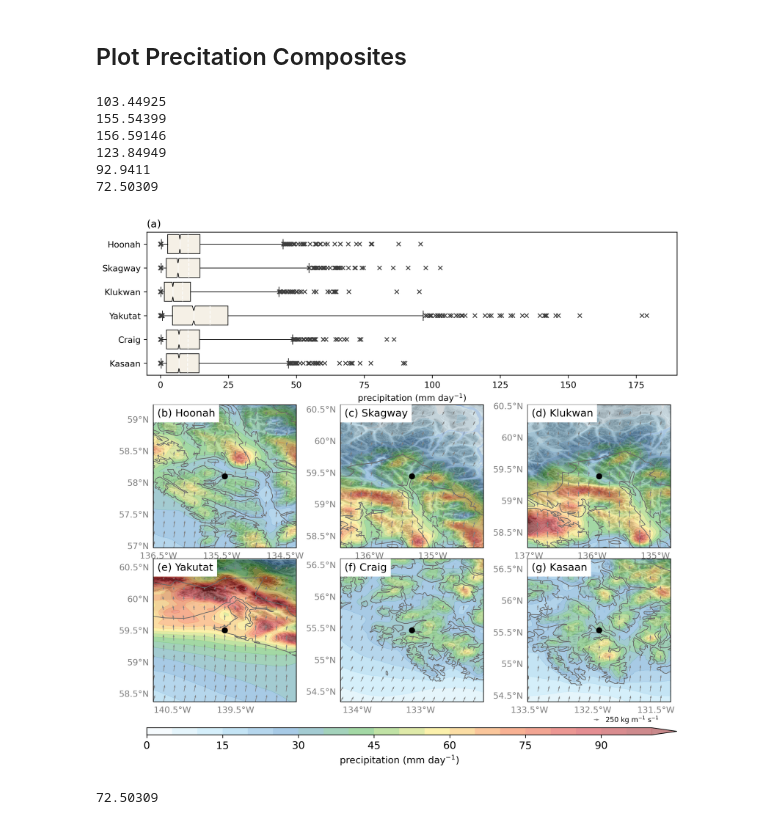
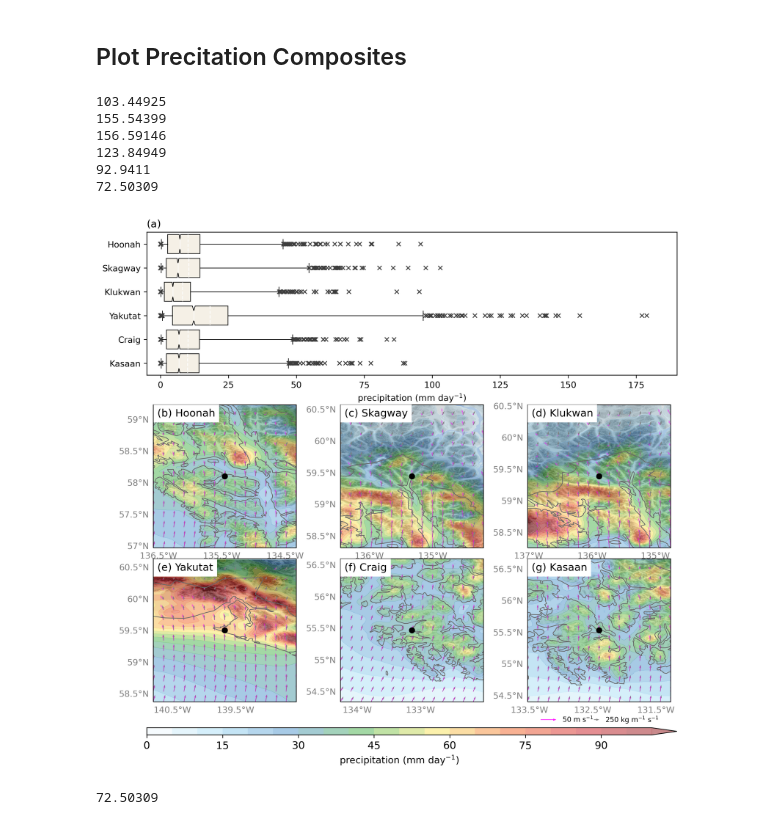
Before and after one commit to dlnash/SEAK_climatology, a Jupyter notebook: analysis/precip_composites.ipynb, the cells around one changed output. Saved outputs shown, nothing was run; the diff lists cells and outputs as text; code cells hidden in the pictures.

Commit message:
add 850 hPa wind vectors to precip composites

```diff
--- a/analysis/precip_composites.ipynb
+++ b/analysis/precip_composites.ipynb
@@ -79,6 +79,14 @@ prec_mean = prec_comp.mean('community')
 
 ## subtract the mean from the original composites
 prec_diff = prec_comp - prec_mean
+# %%
+fname = path_to_data + 'preprocessed/SEAK-WRF_UV_{0}_composite.nc'.format(temporal_res)
+uv_comp  = xr.open_dataset(fname)
+## calculate average of all 6 communities
+uv_mean = uv_comp.mean('community')
+
+## subtract the mean from the original composites
+uv_diff = uv_comp - uv_mean
 # %%
 ## ivt composites
 fname = path_to_data + '/preprocessed/ERA5_ivt_daily.nc'
@@ -246,40 +254,53 @@ for k, (rowidx, colidx) in enumerate(zip(rowidx_lst, colidx_lst)):
               angles='xy', scale_units='xy', units='xy')
 
 
+    # Wind barbs / vectors
+    wind = uv_comp.sel(community=community_lst[k])
+    uvec = wind.U.values
+    vvec = wind.V.values
+
+    Q2 = ax.quiver(wind.lon, wind.lat, uvec, vvec, transform=datacrs,
+              color='magenta', regrid_shape=15,
+              angles='xy', scale_units='xy', units='xy', alpha=0.5)
+
+
     ax.add_feature(cfeature.LAKES, alpha=0.5)
     ax.add_feature(cfeature.RIVERS)
 
 
     titlestring = '({0}) {1}'.format(letter_lst[k+1], community_lst[k])
     ax.text(0.029, 0.973, titlestring, ha='left', va='top', transform=ax.transAxes, fontsize=12., backgroundcolor='white', zorder=101)
     # need this to fix annotate transform
     transform = datacrs._as_mpl_transform(ax)
 
     # Plot Location of community pts
     ax.plot(xs[k], ys[k], 'ko', markersize=6, transform=datacrs)
 
 # Add color bar
 cbax = plt.subplot(gs[-1,:]) # colorbar axis
 cb = Colorbar(ax = cbax, mappable = cf, orientation = 'horizontal', ticklocation = 'bottom')
 cb.set_label(clabel, fontsize=11)
 cb.ax.tick_params(labelsize=12)
 
 # quiver key
 qk = ax.quiverkey(Q, 0.5, -0.125, 250, '250 kg m$^{-1}$ s$^{-1}$', labelpos='E',
                   coordinates='axes', fontproperties={'size': 8.0})
 
+qk2 = ax.quiverkey(Q2, 0.2, -0.125, 50, '50 m s$^{-1}$', labelpos='E',
+                  coordinates='axes', fontproperties={'size': 8.0})
+
 fig.savefig('%s.%s' %(fname, fmt), bbox_inches='tight', dpi=fig.dpi)
 
 # Show
 plt.show()
 # %% [output]
 103.44925
 155.54399
 156.59146
 123.84949
 92.9411
 72.50309
-[figure, old version]
+[figure, new version]
 # %%
 # Create figure
 fig = plt.figure(figsize=(8, 12))
```
Also changed, not shown: 2 other files.
